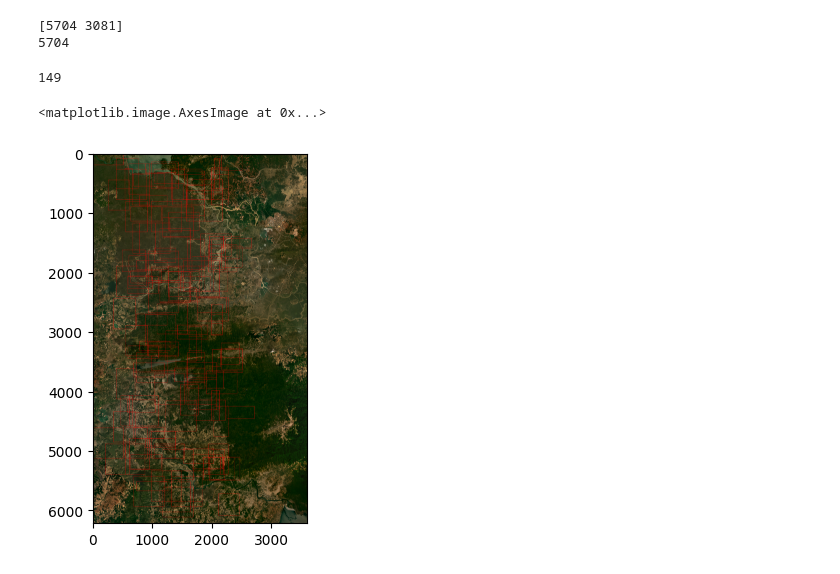
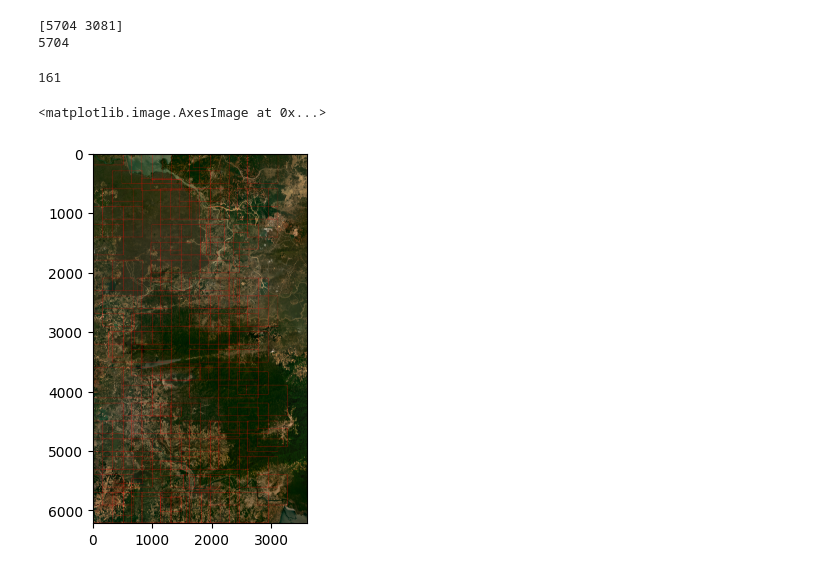
Before and after one commit to OwOIamNoob/airc, a Jupyter notebook: notebooks/gdino.ipynb, the cells around one changed output. Drawn from its saved outputs; the diff is of its cells as text; code cells hidden in the pictures.

```diff
--- a/notebooks/gdino.ipynb
+++ b/notebooks/gdino.ipynb
@@ -48,6 +63,6 @@ def non_max_suppression(boxes, iou_threshold=0.5):
 
     return selected_boxes
 # %%
-# gdino = GDINO()
+gdino = GDINO()
 sam = SAM(build_sam2("configs/sam2.1/sam2.1_hiera_s.yaml", "/work/hpc/potato/sam/sam2/checkpoints/sam2.1_hiera_small.pt"))
 # %%
@@ -61,6 +73,6 @@ plt.imshow(image[:512, :512])
 # %%
 patch_size = np.array([512, 512])
-steps = 64
+steps = 20
 sampling_shape = mask.shape - patch_size - 1
 print(sampling_shape)
 x = np.linspace(0, 1, steps)
@@ -71,9 +83,9 @@ print(mesh.max())
 [5704 3081]
 5704
 # %%
-batch_size=4
+batch_size=2
 threshold = 0.4
-text = "waterbody"
+text = "waterline"
 boxes = []
 box_check = np.zeros([steps, steps])
 for i in tqdm.tqdm(range(0, mesh.shape[0], batch_size), desc="Inference on GDINO"):
@@ -111,19 +123,19 @@ valid_boxes = np.array(valid_boxes).astype(int)
 pruned = non_max_suppression(valid_boxes, iou_threshold=0.7)
 print(len(pruned))
 pruned = np.array(pruned)
-with open("/work/hpc/potato/airc/data/sam/box_0.5_0.7.npy", "wb") as f:
+with open("/work/hpc/potato/airc/data/sam/2015_box_0.5_0.7.npy", "wb") as f:
     np.save(f, pruned)
 # %% [output]
-149
+161
 # %%
-boxes = np.load("/work/hpc/potato/airc/data/sam/box_0.5_0.7.npy")
-prune = non_max_suppression(boxes, 0.5)
+boxes = np.load("/work/hpc/potato/airc/data/sam/2015_box_0.5_0.7.npy")
+# pruned = non_max_suppression(boxes, 0.)
 # %%
 viz  = image.copy()
-for box in pruned:
+for box in boxes:
     cv2.rectangle(viz, box[:2], box[2:], (255, 0, 0), 2)
 cv2.imwrite("/work/hpc/potato/airc/data/viz/boxes.jpeg", viz[..., ::-1])
 plt.imshow(viz)
 # %% [output]
 <matplotlib.image.AxesImage at 0x...>
-[figure, old version]
+[figure, new version]
```
Also changed, not shown: parts of 7 cells of this notebook, 12 other files.
